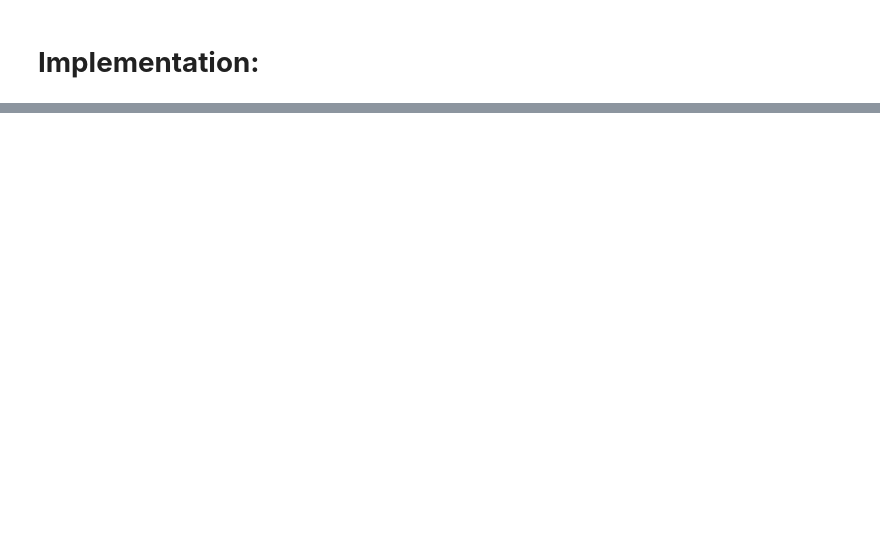
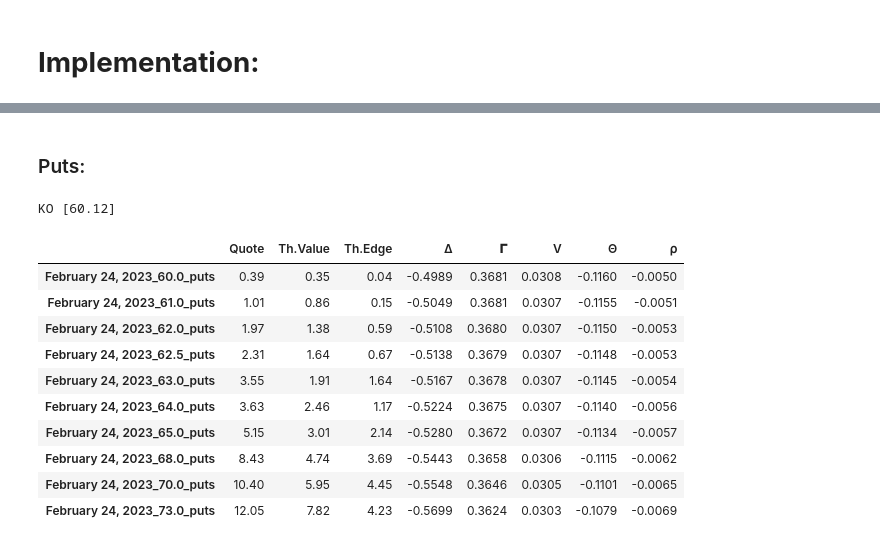
Before and after one commit to kevinhhl/options-pricing-tools-and-trading-strategies, a Jupyter notebook: Black_Scholes_Merton_Model_Part1_Screening_YF_for_theoretical_edges.ipynb, the cells around one changed output, grey strips where cells are left out. Drawn from its saved outputs; the diff is of its cells as text; code cells hidden in the pictures; blank space fills up the shorter version.

```diff
--- a/Black_Scholes_Merton_Model_Part1_Screening_YF_for_theoretical_edges.ipynb
+++ b/Black_Scholes_Merton_Model_Part1_Screening_YF_for_theoretical_edges.ipynb
@@ -231,0 +288,19 @@ From this experiment alone, we can see that as options approach at-the-money, qu
+# %% [markdown]
+### Puts:
+# %%
+df_put = get_df("puts", date_expire_str, chain_put)
+print("{} [{}]\n".format(symbol, round(crnt_price,2)))
+df_put
+# %% [output]
+KO [60.12]
+|  | Quote | Th.Value | Th.Edge | Δ | 𝚪 | V | Θ | ⍴ |
+| February 24, 2023_60.0_puts | 0.39 | 0.35 | 0.04 | -0.4989 | 0.3681 | 0.0308 | -0.1160 | -0.0050 |
+| February 24, 2023_61.0_puts | 1.01 | 0.86 | 0.15 | -0.5049 | 0.3681 | 0.0307 | -0.1155 | -0.0051 |
+| February 24, 2023_62.0_puts | 1.97 | 1.38 | 0.59 | -0.5108 | 0.3680 | 0.0307 | -0.1150 | -0.0053 |
+| February 24, 2023_62.5_puts | 2.31 | 1.64 | 0.67 | -0.5138 | 0.3679 | 0.0307 | -0.1148 | -0.0053 |
+| February 24, 2023_63.0_puts | 3.55 | 1.91 | 1.64 | -0.5167 | 0.3678 | 0.0307 | -0.1145 | -0.0054 |
+| February 24, 2023_64.0_puts | 3.63 | 2.46 | 1.17 | -0.5224 | 0.3675 | 0.0307 | -0.1140 | -0.0056 |
+| February 24, 2023_65.0_puts | 5.15 | 3.01 | 2.14 | -0.5280 | 0.3672 | 0.0307 | -0.1134 | -0.0057 |
+| February 24, 2023_68.0_puts | 8.43 | 4.74 | 3.69 | -0.5443 | 0.3658 | 0.0306 | -0.1115 | -0.0062 |
+| February 24, 2023_70.0_puts | 10.40 | 5.95 | 4.45 | -0.5548 | 0.3646 | 0.0305 | -0.1101 | -0.0065 |
+| February 24, 2023_73.0_puts | 12.05 | 7.82 | 4.23 | -0.5699 | 0.3624 | 0.0303 | -0.1079 | -0.0069 |
```
Also changed, not shown: parts of 31 cells of this notebook.
